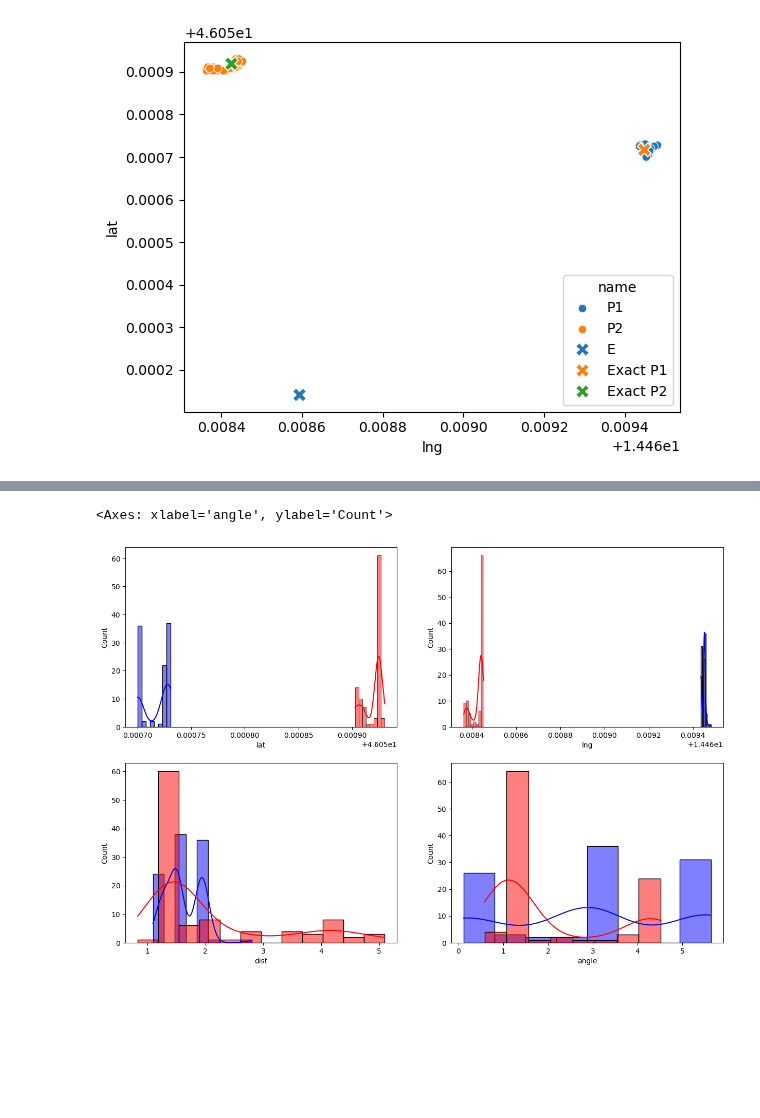
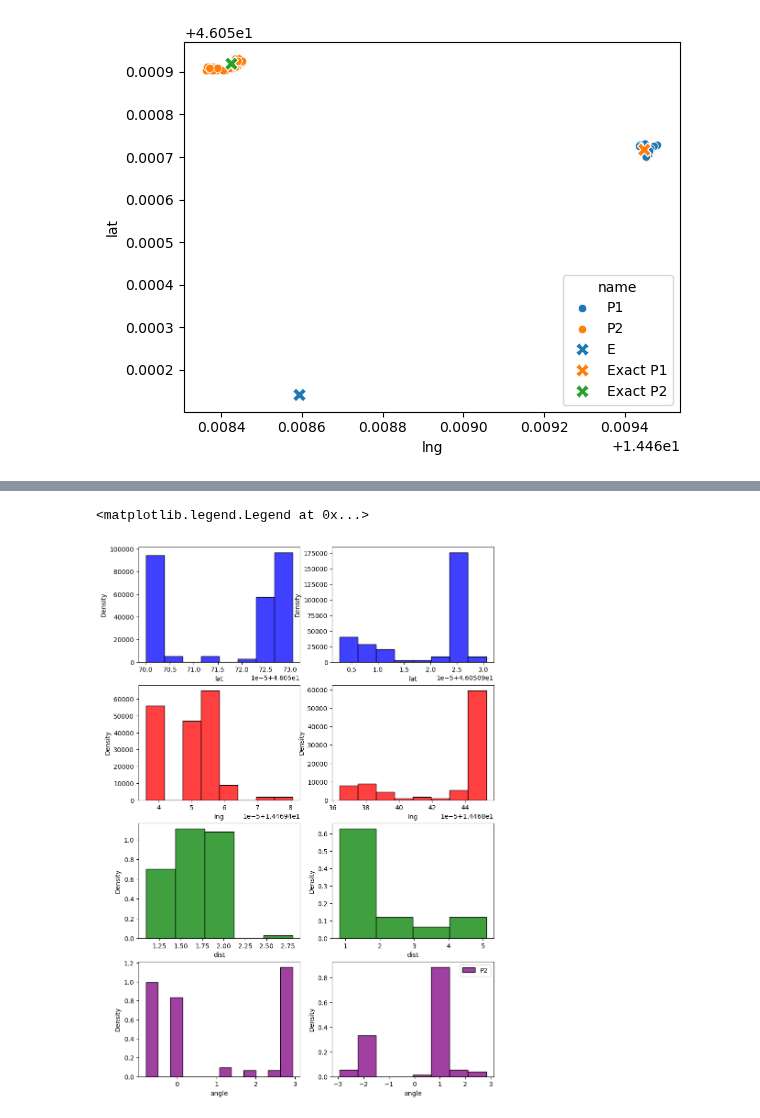
Before and after one commit to KlemenVovk/gps_evaluation, a Jupyter notebook: nb.ipynb, the cells around one changed output, grey strips where cells are left out. Cells and saved outputs as stored; diff of their text form; code cells hidden in the pictures; blank space fills up the shorter version.

```diff
--- a/nb.ipynb
+++ b/nb.ipynb
@@ -133,21 +141,39 @@ print(E_dist_angle_wrt_P2)
 (87.45310675146861, 2.9917679628772227)
-# %%
-# histograms for dist and ang hue ref_point
-# histograms for lat and lng hue ref_point
-fig, ax = plt.subplots(2, 2, figsize=(15, 10))
-
-sns.histplot(data=p1_refs, x='lat', bins='auto', color='blue', label='P1', kde=True, ax=ax[0,0])
-sns.histplot(data=p2_refs, x='lat', bins='auto', color='red', label='P2', kde=True, ax=ax[0,0])
-sns.histplot(data=p1_refs, x='lng', bins='auto', color='blue', label='P1', kde=True, ax=ax[0,1])
-sns.histplot(data=p2_refs, x='lng', bins='auto', color='red', label='P2', kde=True, ax=ax[0,1])
-# evidence
-
-sns.histplot(data=p1_refs, x='dist', bins='auto', color='blue', label='P1', kde=True, ax=ax[1,0])
-sns.histplot(data=p2_refs, x='dist', bins='auto', color='red', label='P2', kde=True, ax=ax[1,0])
-sns.histplot(data=p1_refs, x='angle', bins='auto', color='blue', label='P1', kde=True, ax=ax[1,1])
-sns.histplot(data=p2_refs, x='angle', bins='auto', color='red', label='P2', kde=True, ax=ax[1,1])
-
-plt.legend()
-# %% [output]
-<Axes: xlabel='angle', ylabel='Count'>
-[figure, removed]
+# %%
+# histograms for dist and ang hue ref_point
+# histograms for lat and lng hue ref_point
+fig, ax = plt.subplots(4, 2, figsize=(10, 15))
+
+# lat lng dist and angle histograms per column ( 2 columns for each ref_point)
+sns.histplot(data=p1_refs, x='lat', bins='auto', color='blue', label='P1', ax=ax[0,0], stat='density')
+sns.histplot(data=p1_refs, x='lng', bins='auto', color='red', label='P1', ax=ax[1,0], stat='density')
+sns.histplot(data=p1_refs, x='dist', bins=5, color='green', label='P1', ax=ax[2,0], stat='density')
+sns.histplot(data=p1_refs, x='angle', bins=12, color='purple', label='P1', ax=ax[3,0], stat='density')
+
+sns.histplot(data=p2_refs, x='lat', bins='auto', color='blue', label='P2', ax=ax[0,1], stat='density')
+sns.histplot(data=p2_refs, x='lng', bins='auto', color='red', label='P2', ax=ax[1,1], stat='density')
+sns.histplot(data=p2_refs, x='dist', binwidth=1, color='green', label='P2', ax=ax[2,1], stat='density')
+sns.histplot(data=p2_refs, x='angle', color='purple', label='P2', ax=ax[3,1], stat='density')
+
+
+# sns.histplot(data=p1_refs, x='lat', bins='auto', color='blue', label='P1', kde=True, ax=ax[0,0])
+# sns.histplot(data=p2_refs, x='lat', bins='auto', color='red', label='P2', kde=True, ax=ax[0,0])
+# sns.histplot(data=p1_refs, x='lng', bins='auto', color='blue', label='P1', kde=True, ax=ax[0,1])
+# sns.histplot(data=p2_refs, x='lng', bins='auto', color='red', label='P2', kde=True, ax=ax[0,1])
+# # evidence vertical line
+# ax[0,0].axvline(E_lat, color='black', linestyle='--')
+# ax[0,1].axvline(E_lng, color='black', linestyle='--')
+
+# sns.histplot(data=p1_refs, x='dist', bins='auto', color='blue', label='P1', kde=True, ax=ax[1,0])
+# sns.histplot(data=p2_refs, x='dist', bins='auto', color='red', label='P2', kde=True, ax=ax[1,0])
+# sns.histplot(data=p1_refs, x='angle', bins=12, color='blue', label='P1', kde=True, ax=ax[1,1])
+# sns.histplot(data=p2_refs, x='angle', bins=12, color='red', label='P2', kde=True, ax=ax[1,1])
+
+# # evidence vertical line
+# # ax[1,0].axvline(E_dist_angle_wrt_P1[0], color='black', linestyle='--')
+# # ax[1,1].axvline(E_dist_angle_wrt_P1[1], color='black', linestyle='--')
+
+plt.legend()
+# %% [output]
+<matplotlib.legend.Legend at 0x...>
+[figure, added]
```
Also changed, not shown: parts of 4 cells of this notebook.
